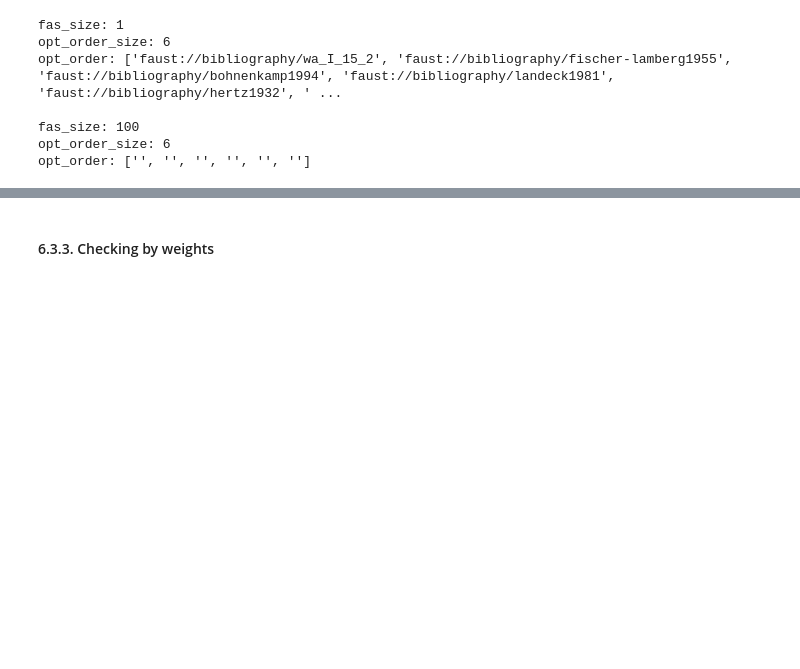
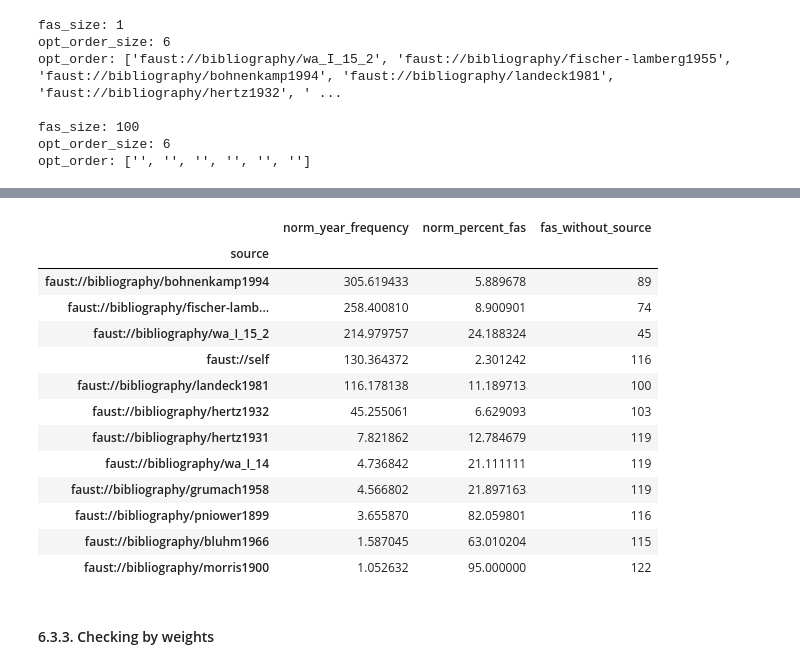
Before and after one commit to papajan3000/faust-macrogen-graph, a Jupyter notebook: n2.ipynb, the cells around one changed output, grey strips where cells are left out. Drawn from its saved outputs; the diff is of its cells as text; code cells hidden in the pictures; blank space fills up the shorter version.

```diff
--- a/n2.ipynb
+++ b/n2.ipynb
@@ -1006,0 +1168,12 @@ meta_vitt_df.loc["longer","critical_weights"] = len(critical_weights)
+# %%
+sG_test = sG.copy()
+sG_test = graphutils.remove_edges_by_source(sG_test, norm_df.index[0]) #"wa_I_15_2"
+sG_test = graphutils.remove_edges_by_source(sG_test, norm_df.index[1]) #"fischer-lamberg1955"
+sG_test_fas = eades_fas.eades_FAS(sG_test, True)
+
+c = Counter()
+for edge in sG_test_fas:
+    if sG.has_edge(edge[0], edge[1]):
+        edge_data = sG.get_edge_data(edge[0], edge[1])
+        c[edge_data["source"]] += 1
+c
@@ -1053,28 +1265,3 @@ vGfas_df
 | faust://bibliography/morris1900 | 1 | 1 | 1 | 1 | ... |
 | faust://bibliography/wa_I_14 | 1 | 1 | 1 | 1 | ... |
 | faust://bibliography/hertz1931 | 1 | 1 | 1 | 1 | ... |
-# %%
-vGfasdict = dict(vGfas_df.sum(axis=1))
-vG_minfas = min(vGfasdict, key=vGfasdict.get) #row with the lowest total value
-minvGfasdict = dict(vGfas_df.loc[vG_minfas]) #dict of the row
-vG_fas_frequency = analyzeutils.gen_frequencyfas(vG)
-
-tmp_vG = avG.copy()
-
-reduced_fas = 0
-uncritical_sources = []
-for k,v in minvGfasdict.items():
-    if v == 1:
-        tmp_vG = graphutils.remove_edges_by_source(tmp_vG, k)
-    else:
-        reduced_fas += vG_fas_frequency.loc[k]["fas_frequency"]
-        uncritical_sources.append(k)
-
-tmp_vG_fas = eades_fas.eades_FAS(tmp_vG, True)
-if tmp_vG_fas == set():
-    meta_vitt_df.loc["vitt","possible reduced fas"] = len(vG_fas) - reduced_fas
-    print("The FAS could be theoretical reduced from " + str(len(vG_fas))
-          + " edges to " + str((len(vG_fas) - reduced_fas)) + " edges (decrease of "
-         + str(int((reduced_fas / len(vG_fas)) * 100)) + "%.)")
-else:
-    print("The FAS is still there and contains " + str(len(tmp_vG_fas)) + " edges.")
@@ -1258,3 +1484,21 @@ NameError: name 'opt6fas0' is not defined
+# %%
+norm_df = norm_df.sort_values(by="norm_year_frequency", ascending=False)
+norm_df
+# %% [output]
+|  | norm_year_frequency | norm_percent_fas | fas_without_source |
+| source |  |  |  |
+| faust://bibliography/bohnenkamp1994 | 305.619433 | 5.889678 | 89 |
+| faust://bibliography/fischer-lamb... | 258.400810 | 8.900901 | 74 |
+| faust://bibliography/wa_I_15_2 | 214.979757 | 24.188324 | 45 |
+| faust://self | 130.364372 | 2.301242 | 116 |
+| faust://bibliography/landeck1981 | 116.178138 | 11.189713 | 100 |
+| faust://bibliography/hertz1932 | 45.255061 | 6.629093 | 103 |
+| faust://bibliography/hertz1931 | 7.821862 | 12.784679 | 119 |
+| faust://bibliography/wa_I_14 | 4.736842 | 21.111111 | 119 |
+| faust://bibliography/grumach1958 | 4.566802 | 21.897163 | 119 |
+| faust://bibliography/pniower1899 | 3.655870 | 82.059801 | 116 |
+| faust://bibliography/bluhm1966 | 1.587045 | 63.010204 | 115 |
+| faust://bibliography/morris1900 | 1.052632 | 95.000000 | 122 |
 # %% [markdown]
 #### 6.3.3. Checking by weights
 # %%
```
Also changed, not shown: parts of 40 cells of this notebook.
